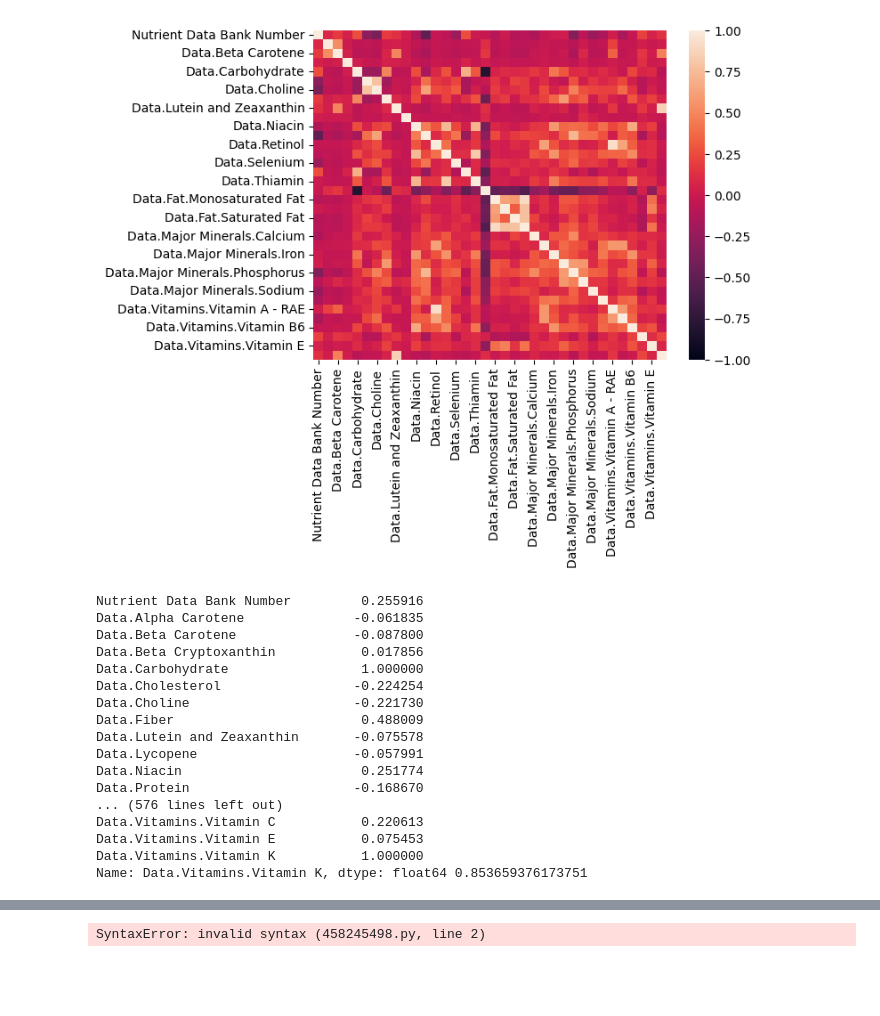
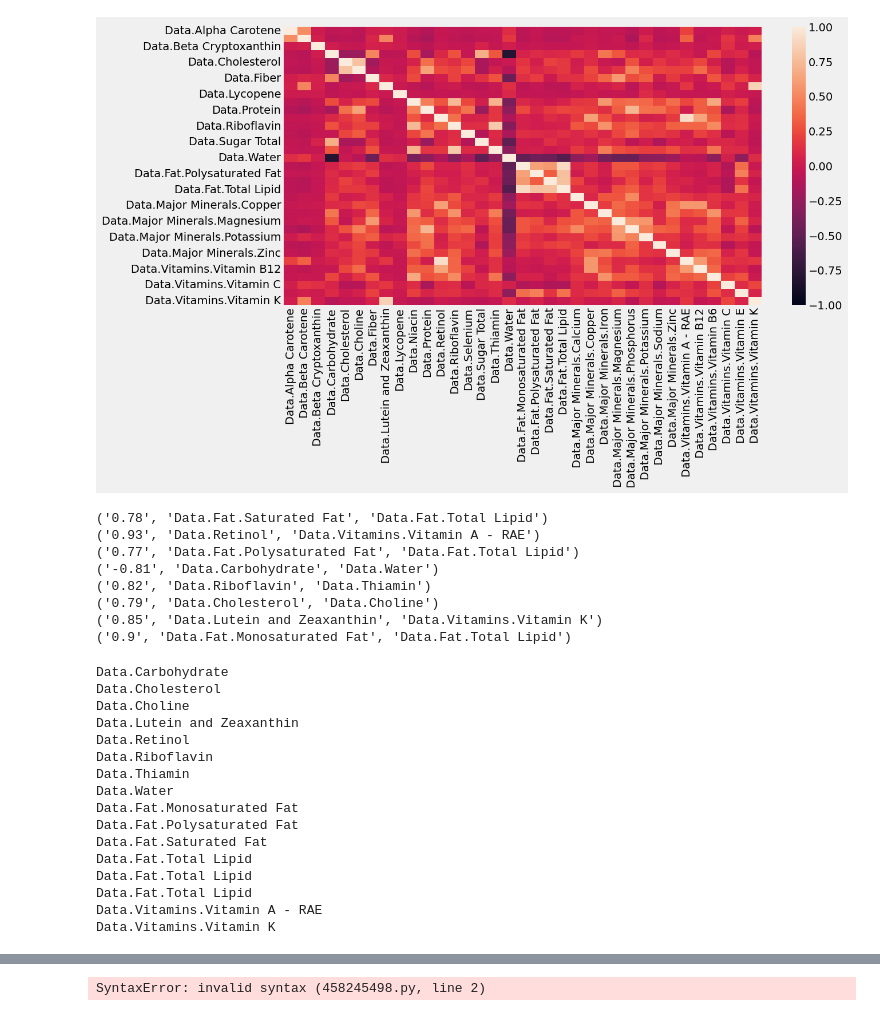
Before and after one commit to SaifA21/MSCI-446-Project, a Jupyter notebook: MSCI-446 Project.ipynb, the cells around one changed output, grey strips where cells are left out. Saved outputs shown, nothing was run; the diff lists cells and outputs as text; code cells hidden in the pictures; blank space fills up the shorter version.

```diff
--- a/MSCI-446 Project.ipynb
+++ b/MSCI-446 Project.ipynb
@@ -7,8 +9,7 @@ import matplotlib.pyplot as plt
 # %%
 df = pd.read_csv('food.csv')
-df
-df.size
-ax = sns.heatmap(df[df.columns[2:]].corr(), vmin=-1, vmax=1)
+ax = sns.heatmap(df[df.columns[3:]].corr(), vmin=-1, vmax=1)
 plt.show()
+#what does this above line do^?
 # %% [output]
-[figure, old version]
+[figure, new version]
@@ -18,26 +16,44 @@ import matplotlib.pyplot as plt
+# %%
+#WORKING CODE for getting combos of correlated features greater than 0.75
+df_temp = df[df.columns[3:]].corr()
+s = set()
+for index, row in df_temp.iterrows():
+    for i, x in enumerate(row):
+        if abs(x) >= 0.75 and abs(x)!=1:
+            s.add(tuple(sorted([df.columns[3:][i], index, str(round(x, 2))])))
+
+for x in s:
+    print(x)
+# %% [output]
+('0.78', 'Data.Fat.Saturated Fat', 'Data.Fat.Total Lipid')
+('0.93', 'Data.Retinol', 'Data.Vitamins.Vitamin A - RAE')
+('0.77', 'Data.Fat.Polysaturated Fat', 'Data.Fat.Total Lipid')
+('-0.81', 'Data.Carbohydrate', 'Data.Water')
+('0.82', 'Data.Riboflavin', 'Data.Thiamin')
+('0.79', 'Data.Cholesterol', 'Data.Choline')
+('0.85', 'Data.Lutein and Zeaxanthin', 'Data.Vitamins.Vitamin K')
+('0.9', 'Data.Fat.Monosaturated Fat', 'Data.Fat.Total Lipid')
 # %%
-
-df_temp = df[df.columns[2:]].corr()
+df_temp = df[df.columns[3:]].corr()
 
 for index, row in df_temp.iterrows():
     for x in row:
         if abs(x) >= 0.75 and abs(x)!=1:
-            print(x)
+            print(index)
 # %% [output]
-Nutrient Data Bank Number         0.255916
-Data.Alpha Carotene              -0.061835
-Data.Beta Carotene               -0.087800
-Data.Beta Cryptoxanthin           0.017856
-Data.Carbohydrate                 1.000000
-Data.Cholesterol                 -0.224254
-Data.Choline                     -0.221730
-Data.Fiber                        0.488009
-Data.Lutein and Zeaxanthin       -0.075578
-Data.Lycopene                    -0.057991
-Data.Niacin                       0.251774
-Data.Protein                     -0.168670
-... (576 lines left out)
-Data.Vitamins.Vitamin C           0.220613
-Data.Vitamins.Vitamin E           0.075453
-Data.Vitamins.Vitamin K           1.000000
-Name: Data.Vitamins.Vitamin K, dtype: float64 0.853659376173751
+Data.Carbohydrate
+Data.Cholesterol
+Data.Choline
+Data.Lutein and Zeaxanthin
+Data.Retinol
+Data.Riboflavin
+Data.Thiamin
+Data.Water
+Data.Fat.Monosaturated Fat
+Data.Fat.Polysaturated Fat
+Data.Fat.Saturated Fat
+Data.Fat.Total Lipid
+Data.Fat.Total Lipid
+Data.Fat.Total Lipid
+Data.Vitamins.Vitamin A - RAE
+Data.Vitamins.Vitamin K
```
Also changed, not shown: parts of 14 cells of this notebook.
